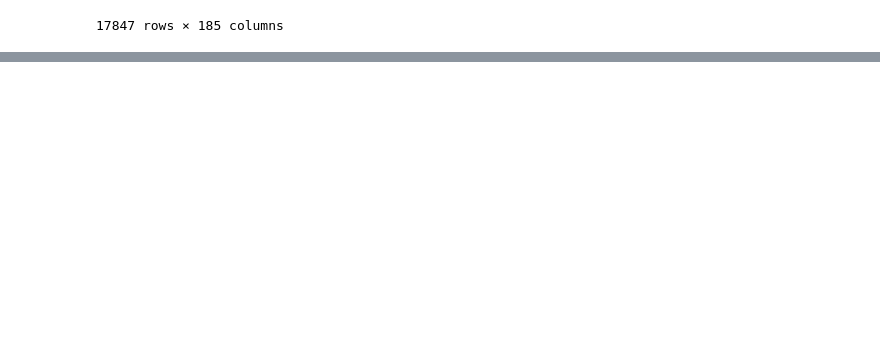
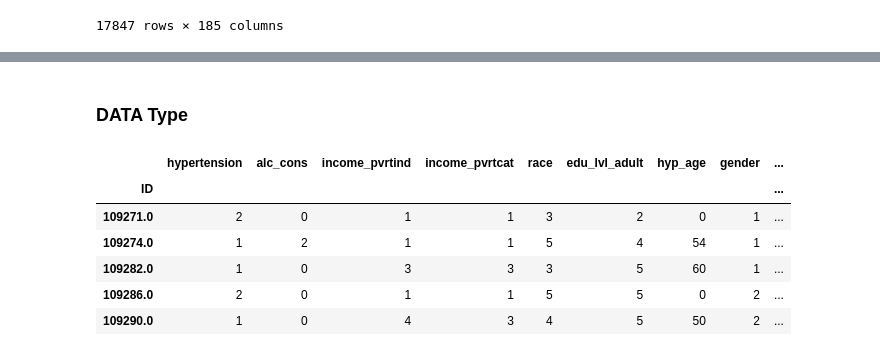
Before and after one commit to bgabr/predicting-risk-of-hypertension-using-NHANES-data, a Jupyter notebook: Project.ipynb, the cells around one changed output, grey strips where cells are left out. Cells and saved outputs as stored; diff of their text form; code cells hidden in the pictures; blank space fills up the shorter version.

```diff
--- a/Project.ipynb
+++ b/Project.ipynb
@@ -510,0 +549,2 @@ hyper_df.shape
+# %% [markdown]
+### DATA Type
@@ -510,0 +555,10 @@ hyper_df.shape
+# %%
+hyp_nhanes.head()
+# %% [output]
+|  | hypertension | alc_cons | income_pvrtind | income_pvrtcat | race | edu_lvl_adult | hyp_age | gender | ... |
+| ID |  |  |  |  |  |  |  |  | ... |
+| 109271.0 | 2 | 0 | 1 | 1 | 3 | 2 | 0 | 1 | ... |
+| 109274.0 | 1 | 2 | 1 | 1 | 5 | 4 | 54 | 1 | ... |
+| 109282.0 | 1 | 0 | 3 | 3 | 3 | 5 | 60 | 1 | ... |
+| 109286.0 | 2 | 0 | 1 | 1 | 5 | 5 | 0 | 2 | ... |
+| 109290.0 | 1 | 0 | 4 | 3 | 4 | 5 | 50 | 2 | ... |
```
Also changed, not shown: parts of 32 cells of this notebook.
